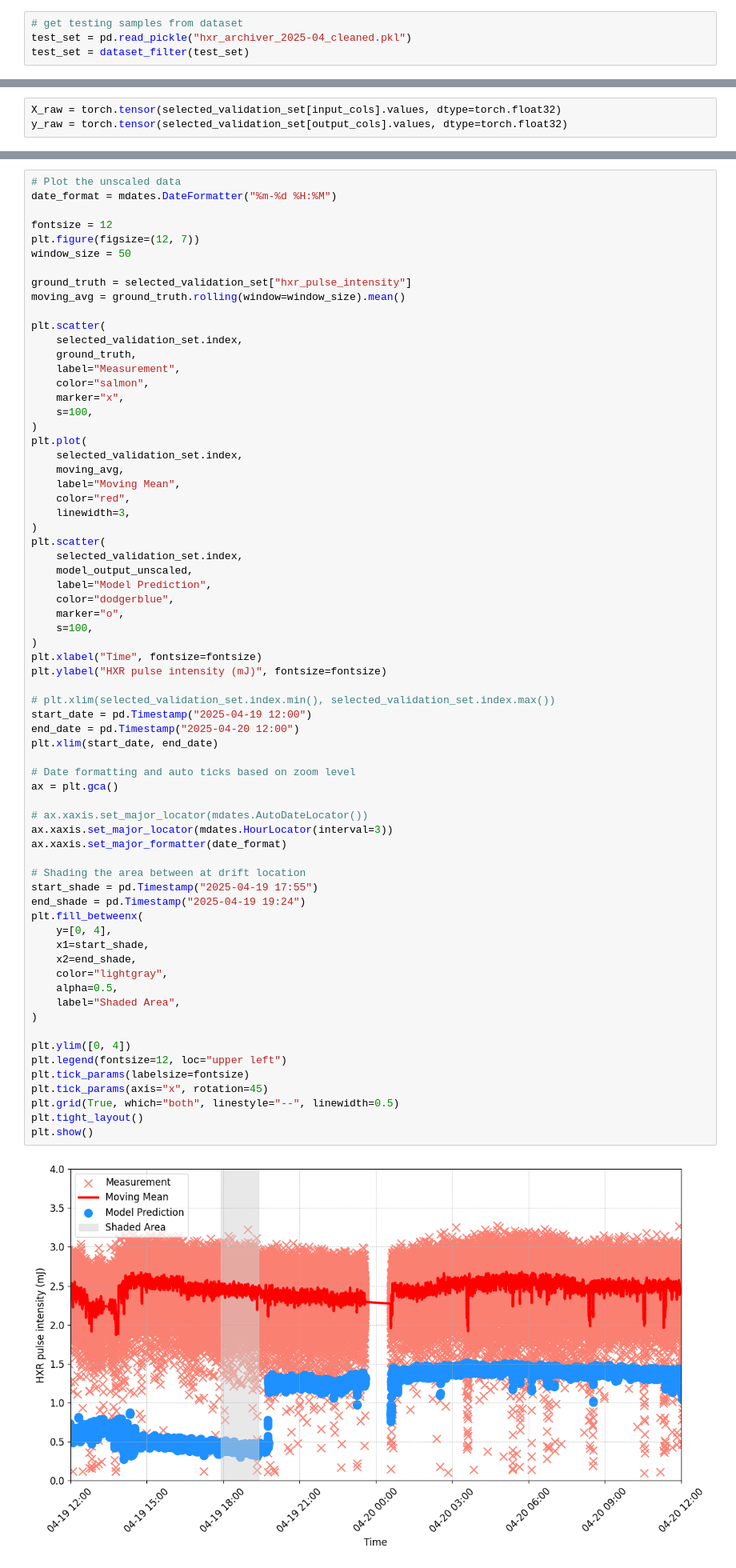
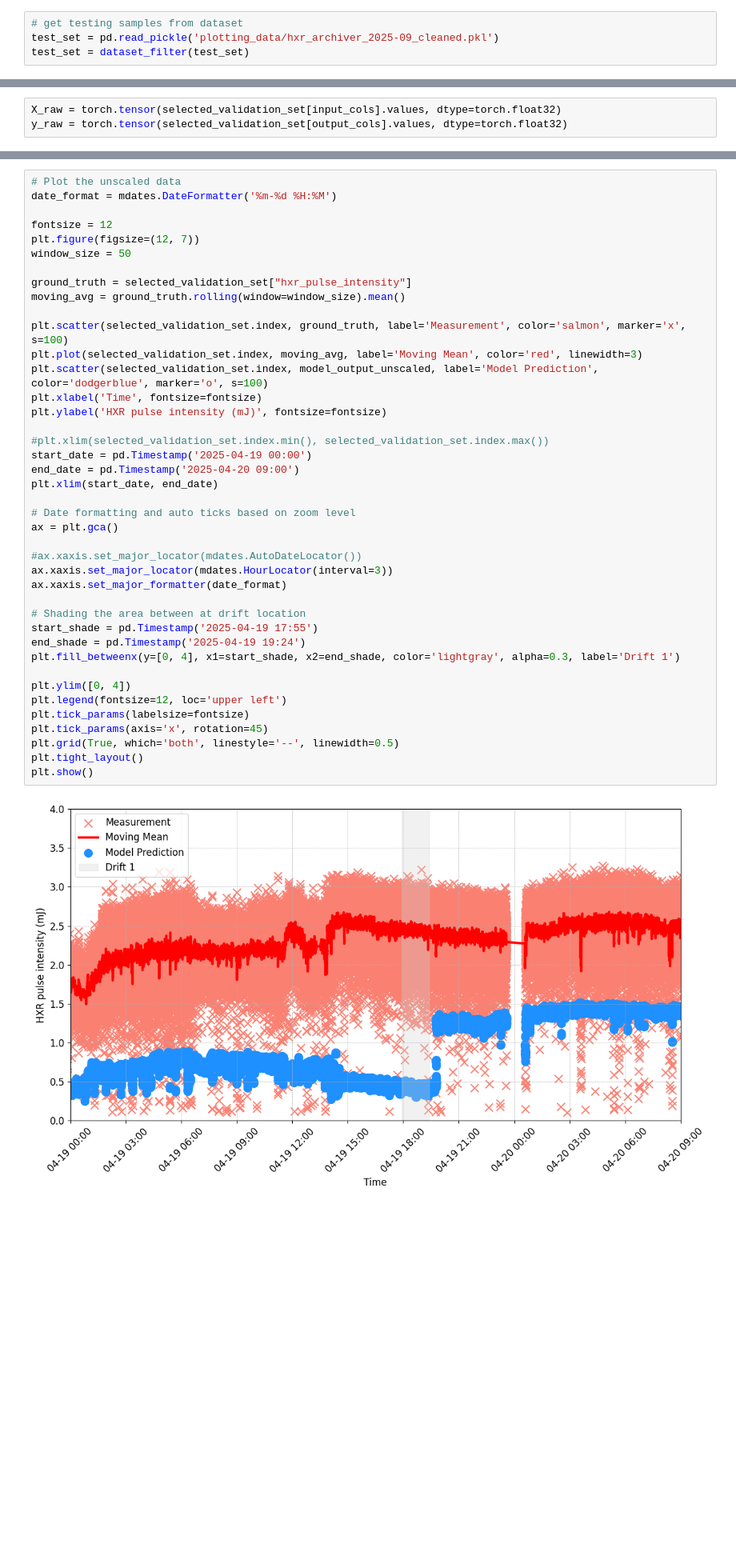
Before and after one commit to AI-ModCon/BaseSIM_APEIRON, a Jupyter notebook: examples/slac_fel/plot_data.ipynb, the cells around one changed output, grey strips where cells are left out. Shown at 80% size. Saved outputs shown, nothing was run; the diff lists cells and outputs as text; blank space fills up the shorter version.

```diff
--- a/examples/slac_fel/plot_data.ipynb
+++ b/examples/slac_fel/plot_data.ipynb
@@ -25,7 +19,7 @@ def dataset_filter(dataset):
     return dataset[condition]
 # %%
 # get testing samples from dataset
-test_set = pd.read_pickle("hxr_archiver_2025-04_cleaned.pkl")
+test_set = pd.read_pickle('plotting_data/hxr_archiver_2025-09_cleaned.pkl')
 test_set = dataset_filter(test_set)
 # %%
 # Define the fractions of the total number of rows for the selected validation set
@@ -69,70 +65,43 @@ model_output_unscaled = output_scaler.untransform(model_output).detach().numpy()
 # %%
 # Plot the unscaled data
-date_format = mdates.DateFormatter("%m-%d %H:%M")
+date_format = mdates.DateFormatter('%m-%d %H:%M')
 
 fontsize = 12
 plt.figure(figsize=(12, 7))
 window_size = 50
 
 ground_truth = selected_validation_set["hxr_pulse_intensity"]
 moving_avg = ground_truth.rolling(window=window_size).mean()
 
-plt.scatter(
-    selected_validation_set.index,
-    ground_truth,
-    label="Measurement",
-    color="salmon",
-    marker="x",
-    s=100,
-)
-plt.plot(
-    selected_validation_set.index,
-    moving_avg,
-    label="Moving Mean",
-    color="red",
-    linewidth=3,
-)
-plt.scatter(
-    selected_validation_set.index,
-    model_output_unscaled,
-    label="Model Prediction",
-    color="dodgerblue",
-    marker="o",
-    s=100,
-)
-plt.xlabel("Time", fontsize=fontsize)
-plt.ylabel("HXR pulse intensity (mJ)", fontsize=fontsize)
+plt.scatter(selected_validation_set.index, ground_truth, label='Measurement', color='salmon', marker='x', s=100)
+plt.plot(selected_validation_set.index, moving_avg, label='Moving Mean', color='red', linewidth=3)
+plt.scatter(selected_validation_set.index, model_output_unscaled, label='Model Prediction', color='dodgerblue', marker='o', s=100)
+plt.xlabel('Time', fontsize=fontsize)
+plt.ylabel('HXR pulse intensity (mJ)', fontsize=fontsize)
 
-# plt.xlim(selected_validation_set.index.min(), selected_validation_set.index.max())
-start_date = pd.Timestamp("2025-04-19 12:00")
-end_date = pd.Timestamp("2025-04-20 12:00")
+#plt.xlim(selected_validation_set.index.min(), selected_validation_set.index.max())
+start_date = pd.Timestamp('2025-04-19 00:00')
+end_date = pd.Timestamp('2025-04-20 09:00')
 plt.xlim(start_date, end_date)
 
 # Date formatting and auto ticks based on zoom level
 ax = plt.gca()
 
-# ax.xaxis.set_major_locator(mdates.AutoDateLocator())
+#ax.xaxis.set_major_locator(mdates.AutoDateLocator())
 ax.xaxis.set_major_locator(mdates.HourLocator(interval=3))
 ax.xaxis.set_major_formatter(date_format)
 
 # Shading the area between at drift location
-start_shade = pd.Timestamp("2025-04-19 17:55")
-end_shade = pd.Timestamp("2025-04-19 19:24")
-plt.fill_betweenx(
-    y=[0, 4],
-    x1=start_shade,
-    x2=end_shade,
-    color="lightgray",
-    alpha=0.5,
-    label="Shaded Area",
-)
+start_shade = pd.Timestamp('2025-04-19 17:55')
+end_shade = pd.Timestamp('2025-04-19 19:24')
+plt.fill_betweenx(y=[0, 4], x1=start_shade, x2=end_shade, color='lightgray', alpha=0.3, label='Drift 1')
 
 plt.ylim([0, 4])
-plt.legend(fontsize=12, loc="upper left")
+plt.legend(fontsize=12, loc='upper left')
 plt.tick_params(labelsize=fontsize)
-plt.tick_params(axis="x", rotation=45)
-plt.grid(True, which="both", linestyle="--", linewidth=0.5)
+plt.tick_params(axis='x', rotation=45)
+plt.grid(True, which='both', linestyle='--', linewidth=0.5)
 plt.tight_layout()
 plt.show()
 # %% [output]
-[figure, old version]
+[figure, new version]
```
Also changed, not shown: parts of 12 cells of this notebook, 1 other file.
